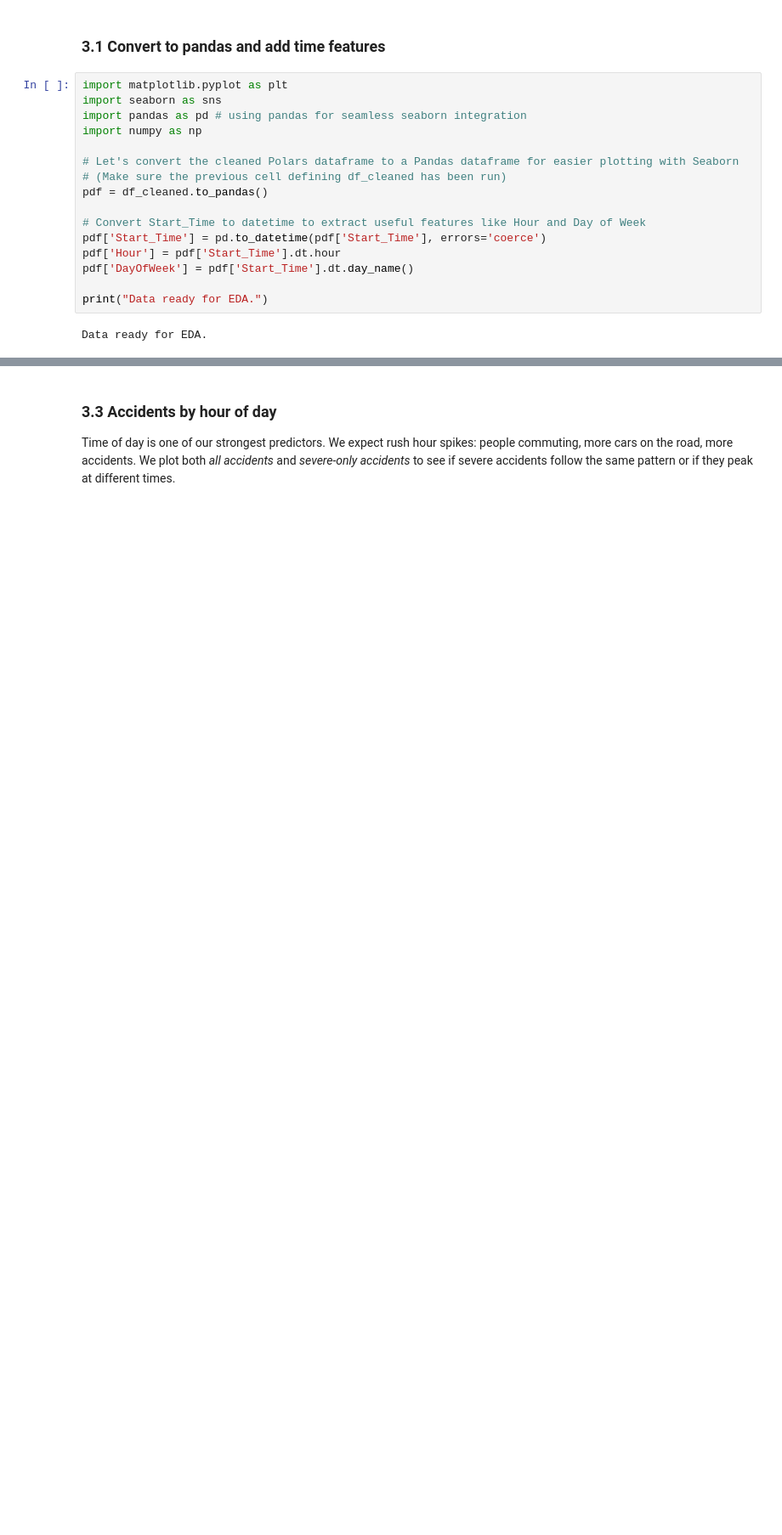
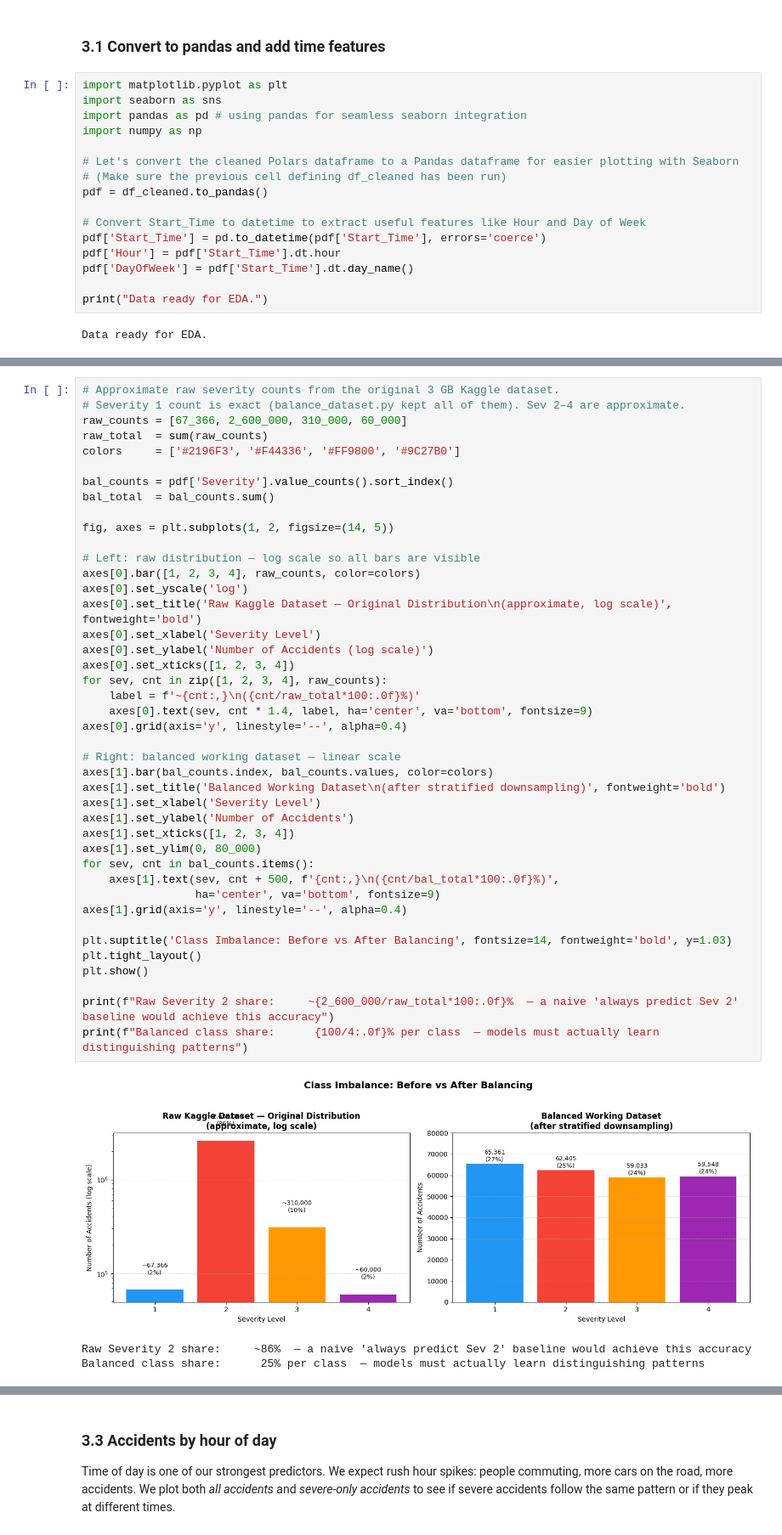
Before and after one commit to ErkUyghur/cis-2450-accident-severity, a Jupyter notebook: notebooks/01_eda_and_baseline.ipynb, the cells around one changed output, grey strips where cells are left out. Shown at 85% size. Saved outputs shown, nothing was run; the diff lists cells and outputs as text; blank space fills up the shorter version.

```diff
--- a/notebooks/01_eda_and_baseline.ipynb
+++ b/notebooks/01_eda_and_baseline.ipynb
@@ -156 +158,47 @@ Our balancing script gave each severity class ~67k rows. After dropping nulls in
+# %%
+# Approximate raw severity counts from the original 3 GB Kaggle dataset.
+# Severity 1 count is exact (balance_dataset.py kept all of them). Sev 2–4 are approximate.
+raw_counts = [67_366, 2_600_000, 310_000, 60_000]
+raw_total  = sum(raw_counts)
+colors     = ['#2196F3', '#F44336', '#FF9800', '#9C27B0']
+
+bal_counts = pdf['Severity'].value_counts().sort_index()
+bal_total  = bal_counts.sum()
+
+fig, axes = plt.subplots(1, 2, figsize=(14, 5))
+
+# Left: raw distribution — log scale so all bars are visible
+axes[0].bar([1, 2, 3, 4], raw_counts, color=colors)
+axes[0].set_yscale('log')
+axes[0].set_title('Raw Kaggle Dataset — Original Distribution\n(approximate, log scale)', fontweight='bold')
+axes[0].set_xlabel('Severity Level')
+axes[0].set_ylabel('Number of Accidents (log scale)')
+axes[0].set_xticks([1, 2, 3, 4])
+for sev, cnt in zip([1, 2, 3, 4], raw_counts):
+    label = f'~{cnt:,}\n({cnt/raw_total*100:.0f}%)'
+    axes[0].text(sev, cnt * 1.4, label, ha='center', va='bottom', fontsize=9)
+axes[0].grid(axis='y', linestyle='--', alpha=0.4)
+
+# Right: balanced working dataset — linear scale
+axes[1].bar(bal_counts.index, bal_counts.values, color=colors)
+axes[1].set_title('Balanced Working Dataset\n(after stratified downsampling)', fontweight='bold')
+axes[1].set_xlabel('Severity Level')
+axes[1].set_ylabel('Number of Accidents')
+axes[1].set_xticks([1, 2, 3, 4])
+axes[1].set_ylim(0, 80_000)
+for sev, cnt in bal_counts.items():
+    axes[1].text(sev, cnt + 500, f'{cnt:,}\n({cnt/bal_total*100:.0f}%)',
+                 ha='center', va='bottom', fontsize=9)
+axes[1].grid(axis='y', linestyle='--', alpha=0.4)
+
+plt.suptitle('Class Imbalance: Before vs After Balancing', fontsize=14, fontweight='bold', y=1.03)
+plt.tight_layout()
+plt.show()
+
+print(f"Raw Severity 2 share:     ~{2_600_000/raw_total*100:.0f}%  — a naive 'always predict Sev 2' baseline would achieve this accuracy")
+print(f"Balanced class share:      {100/4:.0f}% per class  — models must actually learn distinguishing patterns")
+# %% [output]
+[figure, added]
+Raw Severity 2 share:     ~86%  — a naive 'always predict Sev 2' baseline would achieve this accuracy
+Balanced class share:      25% per class  — models must actually learn distinguishing patterns
 # %%
```
Also changed, not shown: parts of 4 cells of this notebook, 1 other file.
